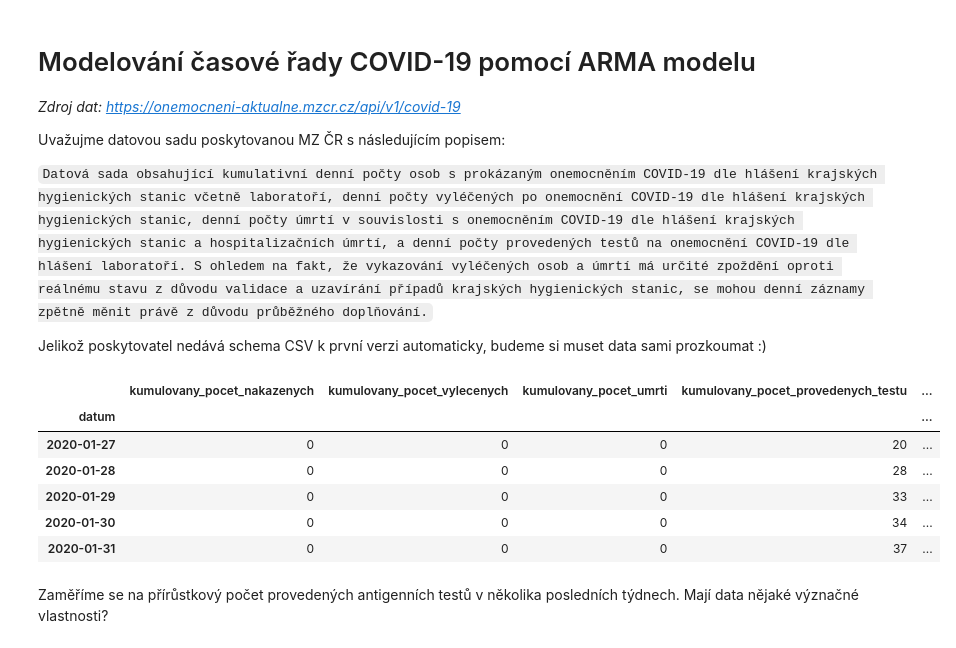
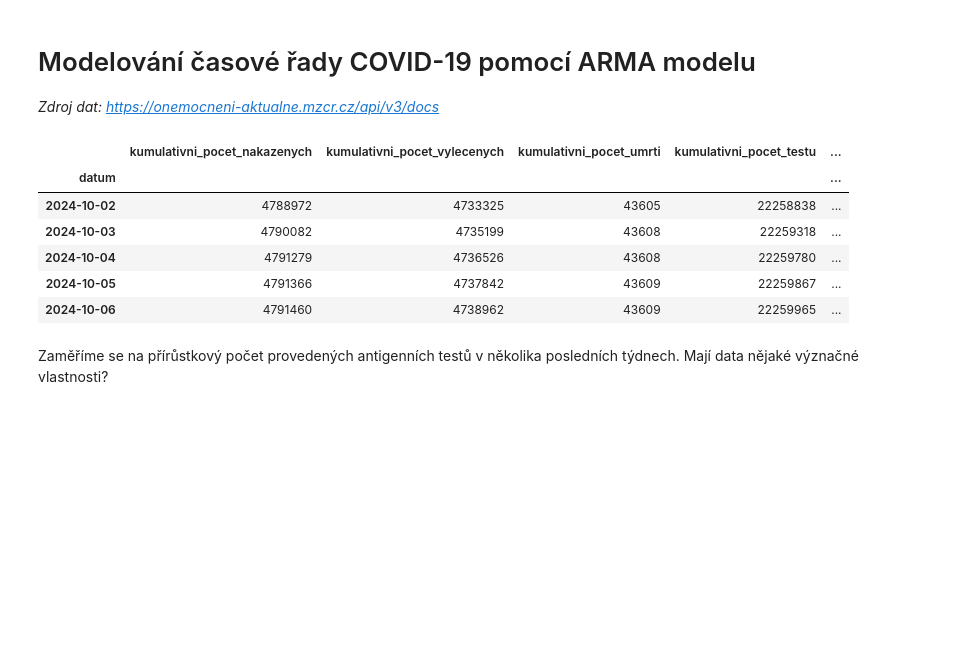
Before and after one commit to kamil-dedecius/mi-scr, a Jupyter notebook: cviceni/3_lab/1_ARMA.ipynb, the cells around one changed output. Saved outputs shown, nothing was run; the diff lists cells and outputs as text; code cells hidden in the pictures; blank space fills up the shorter version.

````diff
--- a/cviceni/3_lab/1_ARMA.ipynb
+++ b/cviceni/3_lab/1_ARMA.ipynb
@@ -12,29 +12,23 @@ from statsmodels.tsa.stattools import arma_order_select_ic
 
 import warnings
 warnings.simplefilter(action='ignore', category=(FutureWarning, DeprecationWarning))
-# %% [markdown]
-# Modelování časové řady COVID-19 pomocí ARMA modelu
-
-*Zdroj dat: https://onemocneni-aktualne.mzcr.cz/api/v1/covid-19*
-
-Uvažujme datovou sadu poskytovanou MZ ČR s následujícím popisem:
-
-```Datová sada obsahující kumulativní denní počty osob s prokázaným onemocněním COVID-19 dle hlášení krajských hygienických stanic včetně laboratoří, denní počty vyléčených po onemocnění COVID‑19 dle hlášení krajských hygienických stanic, denní počty úmrtí v souvislosti s onemocněním COVID‑19 dle hlášení krajských hygienických stanic a hospitalizačních úmrtí, a denní počty provedených testů na onemocnění COVID-19 dle hlášení laboratoří. S ohledem na fakt, že vykazování vyléčených osob a úmrtí má určité zpoždění oproti reálnému stavu z důvodu validace a uzavírání případů krajských hygienických stanic, se mohou denní záznamy zpětně měnit právě z důvodu průběžného doplňování.```
-
-Jelikož poskytovatel nedává schema CSV k první verzi automaticky, budeme si muset data sami prozkoumat :)
+# %% [markdown]
+# Modelování časové řady COVID-19 pomocí ARMA modelu
+
+*Zdroj dat: https://onemocneni-aktualne.mzcr.cz/api/v3/docs*
 # %%
 #fn = 'https://onemocneni-aktualne.mzcr.cz/api/v1/covid-19/nakazeni-vyleceni-umrti-testy.csv'
 fn = 'nakazeni-vyleceni-umrti-testy.csv'
 data = pd.read_csv(fn, index_col=0, parse_dates=True, infer_datetime_format=True)
-data.head()
+data.tail()
 # %% [output]
-|  | kumulovany_pocet_nakazenych | kumulovany_pocet_vylecenych | kumulovany_pocet_umrti | kumulovany_pocet_provedenych_testu | ... |
+|  | kumulativni_pocet_nakazenych | kumulativni_pocet_vylecenych | kumulativni_pocet_umrti | kumulativni_pocet_testu | ... |
 | datum |  |  |  |  | ... |
-| 2020-01-27 | 0 | 0 | 0 | 20 | ... |
-| 2020-01-28 | 0 | 0 | 0 | 28 | ... |
-| 2020-01-29 | 0 | 0 | 0 | 33 | ... |
-| 2020-01-30 | 0 | 0 | 0 | 34 | ... |
-| 2020-01-31 | 0 | 0 | 0 | 37 | ... |
+| 2024-10-02 | 4788972 | 4733325 | 43605 | 22258838 | ... |
+| 2024-10-03 | 4790082 | 4735199 | 43608 | 22259318 | ... |
+| 2024-10-04 | 4791279 | 4736526 | 43608 | 22259780 | ... |
+| 2024-10-05 | 4791366 | 4737842 | 43609 | 22259867 | ... |
+| 2024-10-06 | 4791460 | 4738962 | 43609 | 22259965 | ... |
 # %% [markdown]
 Zaměříme se na přírůstkový počet provedených antigenních testů v několika posledních týdnech. Mají data nějaké význačné vlastnosti?
 # %%
````
Also changed, not shown: parts of 12 cells of this notebook, 1 other file.
